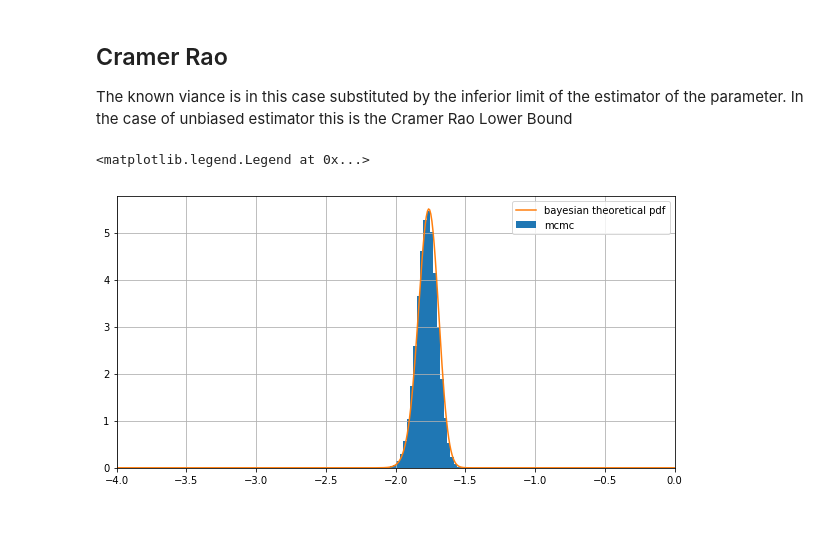
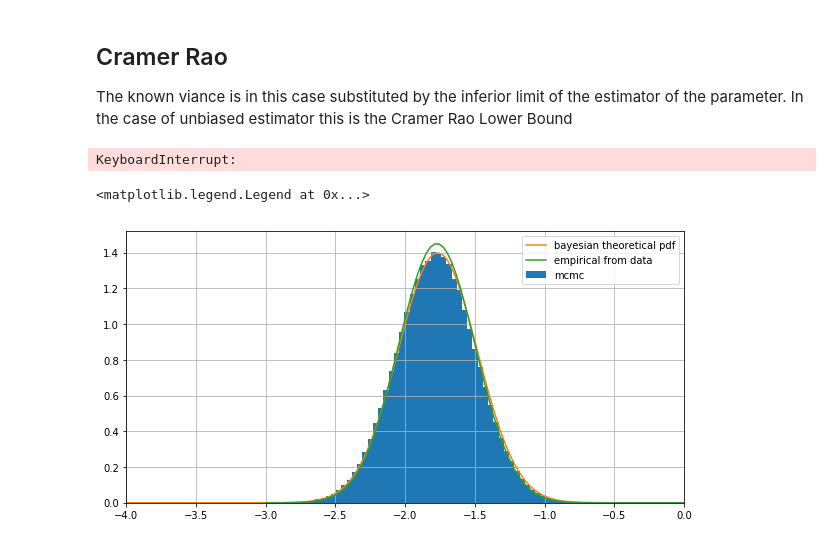
Before and after one commit to martinobdl/FinEngFinalProj, a Jupyter notebook: python/Script.ipynb, the cells around one changed output. Drawn from its saved outputs; the diff is of its cells as text; code cells hidden in the pictures.

```diff
--- a/python/Script.ipynb
+++ b/python/Script.ipynb
@@ -32,7 +32,7 @@ data.head()
 # %%
 # parameter definition
 
-N_obligors = 60
+N_obligors = 50
 N_simulations = 5*10**5
 
 confidenceLevel = 0.99
@@ -273,17 +273,24 @@ d_vect    = np.linspace(-4,0,100)
 d_CRstd   = utils.CramerRao_d(rho_mean,d_vect,N_obligors,len(data))
 h_d_CR    = utils.posteriorDistributionD(d_hat,d_vect,d_CRstd);
 
-d_sim_bCR  = utils.samplingFromPosterior(N_simulations,d_vect,h_d_CR) # simulated threshold
+xd_vect = np.linspace(-5,5,1000);
+f_x_d = lambda x: scipy.stats.norm.pdf(x,d_vect,d_std)           # density of x given mean(unknown) and std
+xd_pdf = utils.bayesianPrediction(xd_vect,d_vect,h_d_CR,f_x_d) # density of X conditioned on data
+
+d_sim_bCR  = utils.samplingFromPosterior(N_simulations,xd_vect,xd_pdf) # simulated threshold
 DR_sim_bCR = scipy.stats.norm.cdf(d_sim_bCR)                  # simulated default rate
+# %% [output]
+KeyboardInterrupt:
 # %%
 ax = plt.hist(d_sim_bCR,100,density=True)
 [x_min,x_max] = [-3,0]
 xx = np.linspace(x_min,x_max,100)
-plt.plot(d_vect,h_d_CR)
+plt.plot(xd_vect,xd_pdf)
+plt.plot(xx,scipy.stats.norm.pdf(xx,d_hat,d_std))
 plt.grid(True)
 plt.xlim([-4,0])
-plt.legend(['bayesian theoretical pdf','mcmc'])
+plt.legend(['bayesian theoretical pdf','empirical from data','mcmc'])
 # %% [output]
 <matplotlib.legend.Legend at 0x...>
-[figure, old version]
+[figure, new version]
 # %%
```
Also changed, not shown: parts of 11 cells of this notebook, 1 other file.
